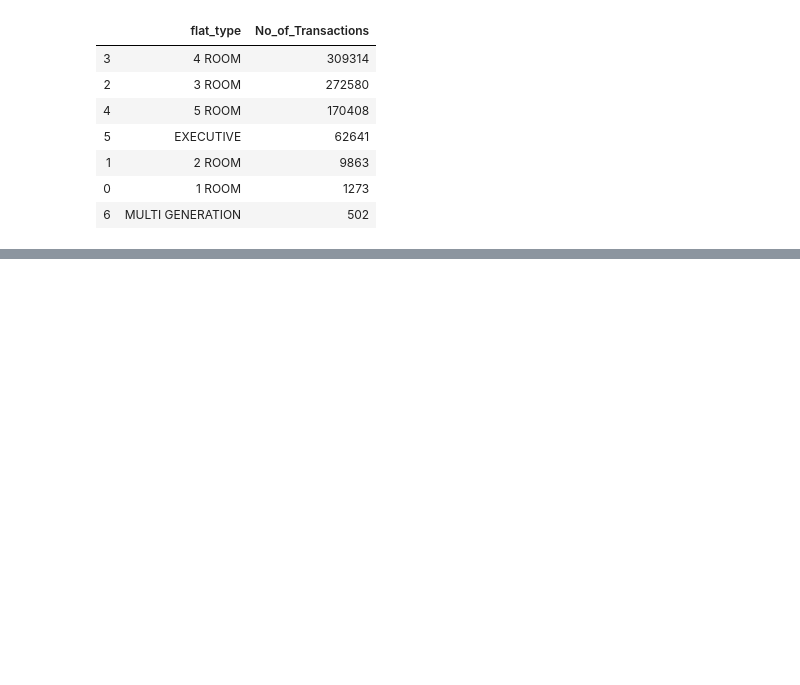
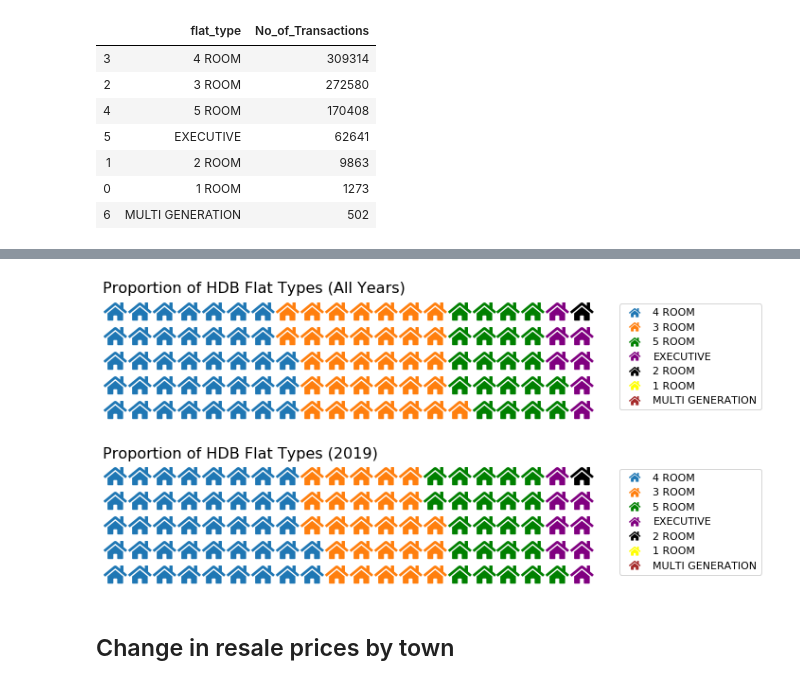
Before and after one commit to teyang-lau/HDB_Resale_Prices, a Jupyter notebook: flat_prices.ipynb, the cells around one changed output, grey strips where cells are left out. Saved outputs shown, nothing was run; the diff lists cells and outputs as text; code cells hidden in the pictures; blank space fills up the shorter version.

```diff
--- a/flat_prices.ipynb
+++ b/flat_prices.ipynb
@@ -317,3 +315,36 @@ fig.update_layout(
 fig.show()
 # %% [output]
 [interactive output not drawn]
+# %%
+## Waffle chart for flat type - number of rooms
+from pywaffle import  Waffle
+
+flattype = dict(prices['flat_type'].value_counts()/len(prices)*100)
+flattype2019 = dict(prices[prices['month']=='2019-01-01']['flat_type'].value_counts()/len(prices[prices['month']=='2019-01-01'])*100)
+flattype2019['MULTI GENERATION'] = 0
+
+plt.figure(figsize=(10,5),
+    FigureClass=Waffle,
+    plots={
+        '211': {
+            'values': flattype,
+            'legend': {'loc': 'upper left', 'bbox_to_anchor': (1.05, 1), 'fontsize':11},
+            'title': {'label': 'Proportion of HDB Flat Types (All Years)', 'loc': 'left', 'fontsize':16}
+        },
+        '212': {
+            'values': flattype2019,
+            'legend': {'loc': 'upper left', 'bbox_to_anchor': (1.05, 1), 'fontsize':11},
+            'title': {'label': 'Proportion of HDB Flat Types (2019)', 'loc': 'left', 'fontsize':16}
+        },
+    },
+    rows=5,
+    colors=["#1f77b4", "#ff7f0e", "green", 'purple', 'black', 'yellow', 'brown'],
+    icons='home',
+    font_size=22,
+    icon_legend=True)
+
+plt.show()
+# %% [output]
+[figure, added]
+# %% [markdown]
+## Change in resale prices by town
```
Also changed, not shown: parts of 8 cells of this notebook.
